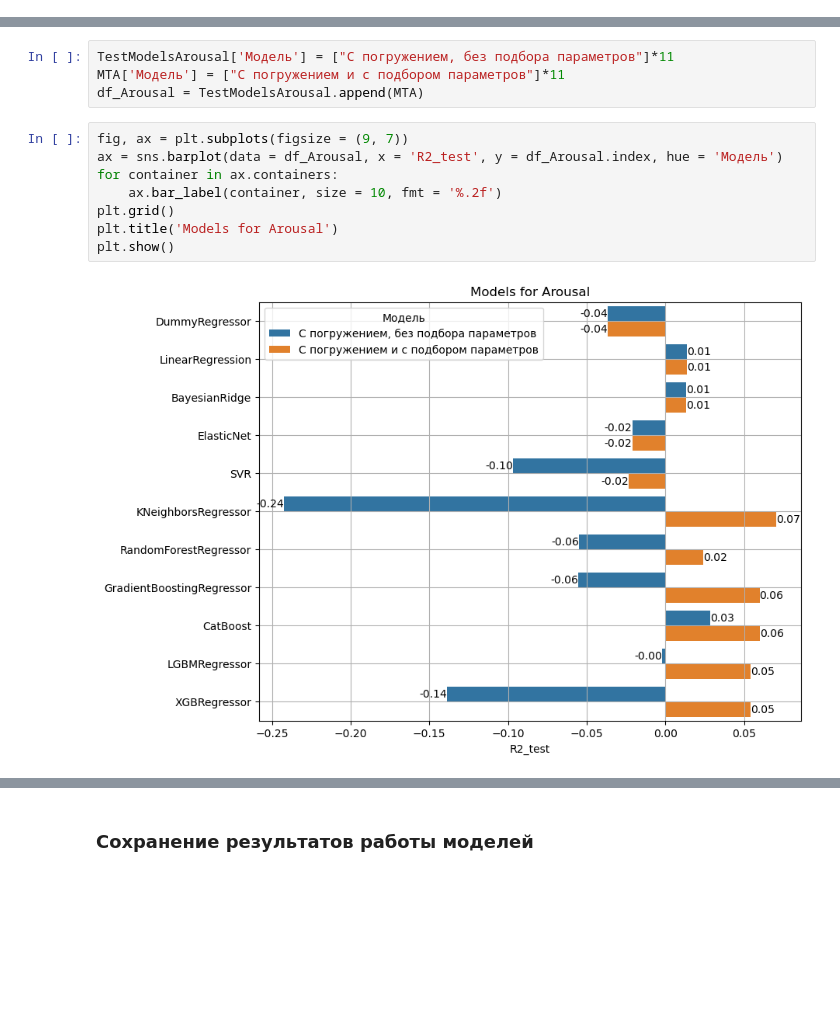
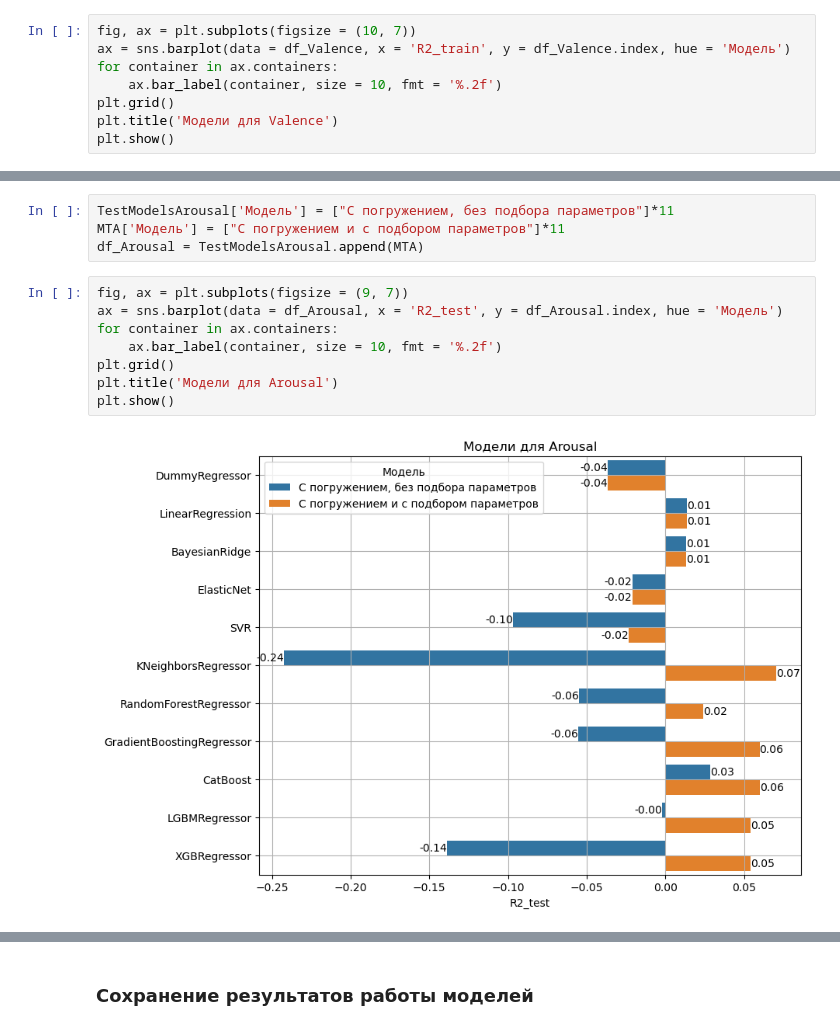
Before and after one commit to KLJBr/Course_Work, a Jupyter notebook: Progress_of_Work/Сравнение моделей с погружением.ipynb, the cells around one changed output, grey strips where cells are left out. Drawn from its saved outputs; the diff is of its cells as text; blank space fills up the shorter version.

```diff
--- a/Progress_of_Work/Сравнение моделей с погружением.ipynb
+++ b/Progress_of_Work/Сравнение моделей с погружением.ipynb
@@ -223,3 +223,11 @@ plt.title('Модели для Valence')
 plt.show()
 # %% [output]
 [figure]
+# %%
+fig, ax = plt.subplots(figsize = (10, 7))
+ax = sns.barplot(data = df_Valence, x = 'R2_train', y = df_Valence.index, hue = 'Модель')
+for container in ax.containers:
+    ax.bar_label(container, size = 10, fmt = '%.2f')
+plt.grid()
+plt.title('Модели для Valence')
+plt.show()
@@ -232,10 +242,10 @@ df_Arousal = TestModelsArousal.append(MTA)
 # %%
 fig, ax = plt.subplots(figsize = (9, 7))
 ax = sns.barplot(data = df_Arousal, x = 'R2_test', y = df_Arousal.index, hue = 'Модель')
 for container in ax.containers:
     ax.bar_label(container, size = 10, fmt = '%.2f')
 plt.grid()
-plt.title('Models for Arousal')
+plt.title('Модели для Arousal')
 plt.show()
 # %% [output]
-[figure, old version]
+[figure, new version]
```
Also changed, not shown: parts of 2 cells of this notebook, 6 other files.
